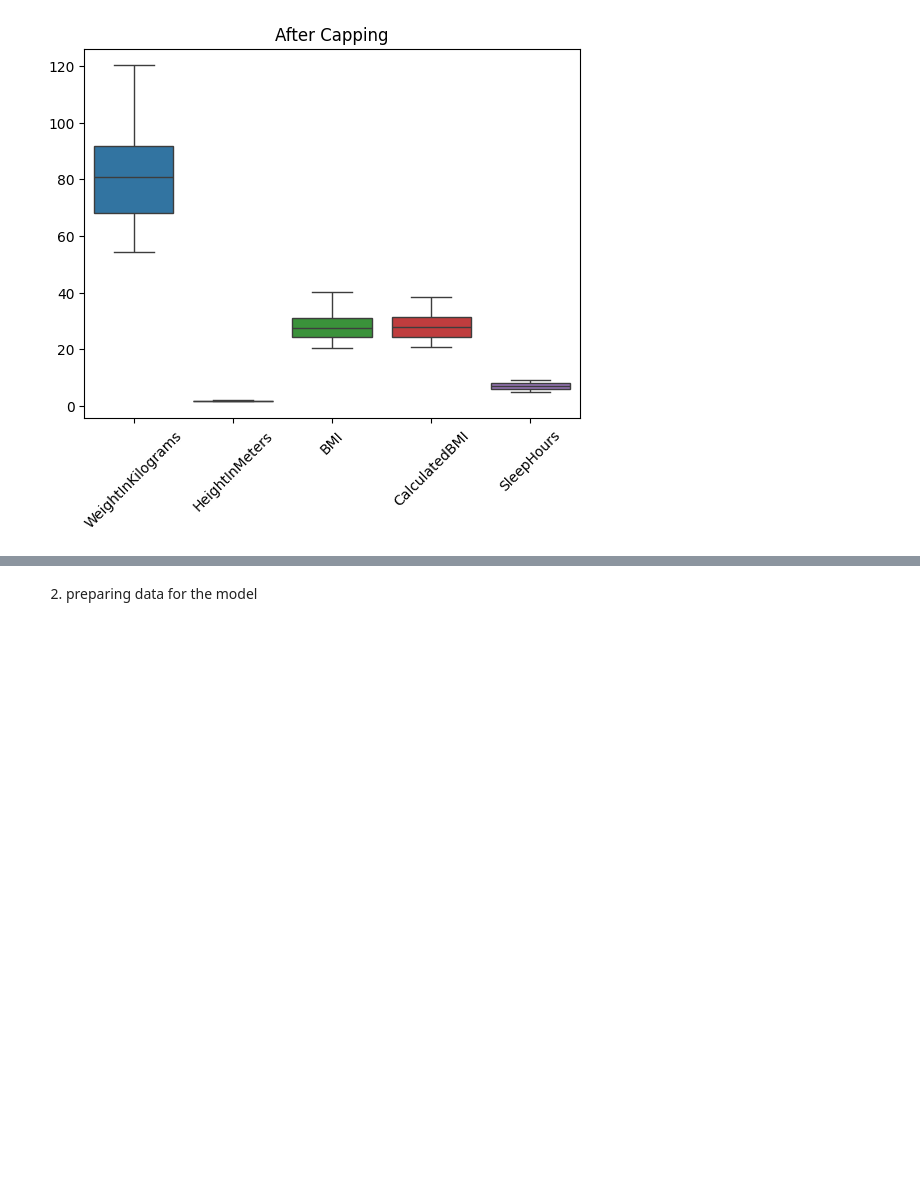
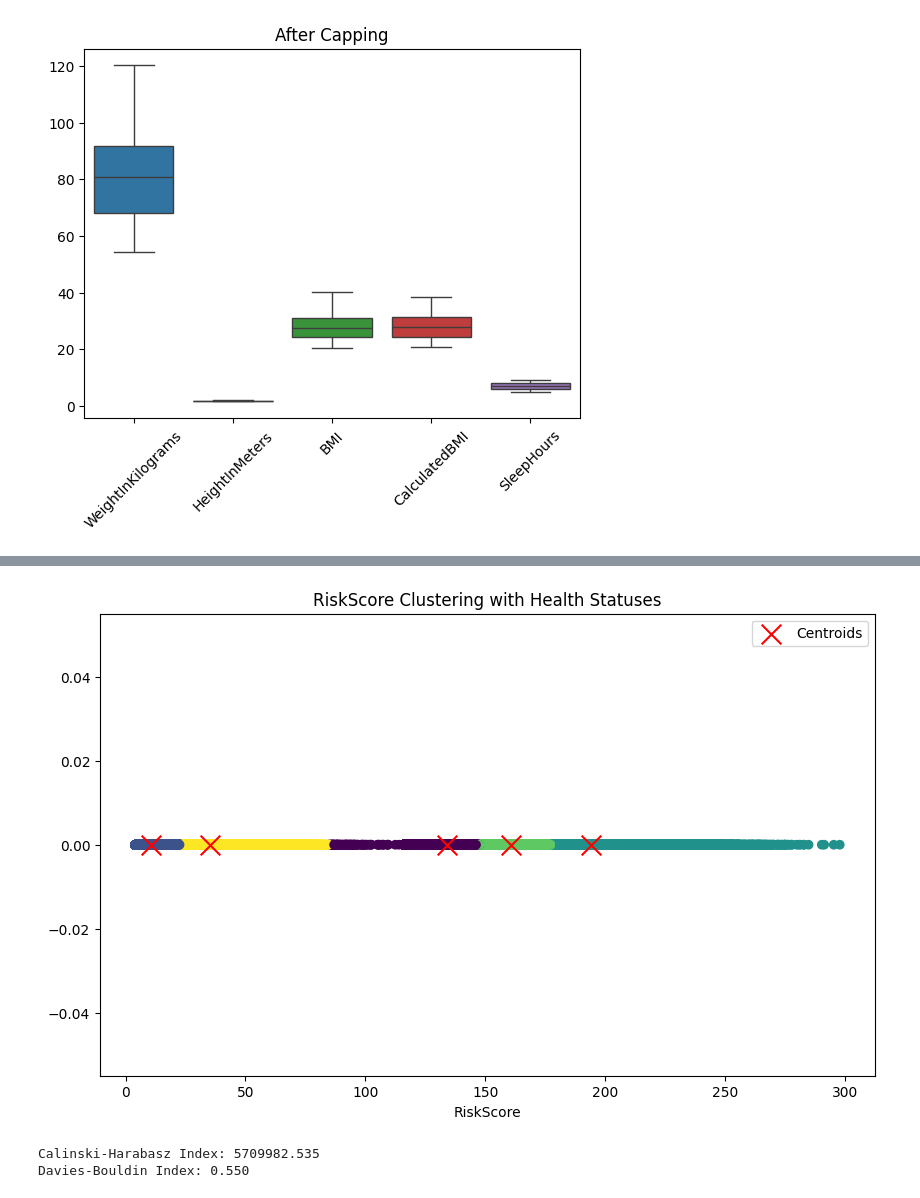
Before and after one commit to nikigurunathan/My-DAC-Curriculum, a Jupyter notebook: DAC_Internal_Project/Heart/Heart_ML_Model_draft.ipynb, the cells around one changed output, grey strips where cells are left out. Cells and saved outputs as stored; diff of their text form; code cells hidden in the pictures; blank space fills up the shorter version.

```diff
--- a/DAC_Internal_Project/Heart/Heart_ML_Model_draft.ipynb
+++ b/DAC_Internal_Project/Heart/Heart_ML_Model_draft.ipynb
@@ -155,4 +335,33 @@ dataframe = df.drop_duplicates()
+# %%
+# Plot the RiskScore against the assigned health status
+plt.figure(figsize=(10, 6))
+plt.scatter(dataframe['RiskScore'], np.zeros_like(dataframe['RiskScore']), c=labels, cmap='viridis', marker='o')
+
+# Add centroids to the plot
+centroids = kmeans_minirs.cluster_centers_
+plt.scatter(centroids, np.zeros_like(centroids), color='red', marker='x', s=200, label='Centroids')
+
+# Customize the plot
+plt.xlabel('RiskScore')
+plt.title('RiskScore Clustering with Health Statuses')
+plt.legend()
+plt.show()
+# %% [output]
+[figure, added]
+# %%
+# evaluating the model
+
+from sklearn.metrics import silhouette_score, calinski_harabasz_score, davies_bouldin_score
+
+# silhouette_avg = silhouette_score(riskscore_2d, labels) # commented as it takes too long to compute
+calinski_harabasz = calinski_harabasz_score(riskscore_2d, labels)
+davies_bouldin = davies_bouldin_score(riskscore_2d, labels)
+
+# print(f"Silhouette Score: {silhouette_avg:.3f}")
+print(f"Calinski-Harabasz Index: {calinski_harabasz:.3f}")
+print(f"Davies-Bouldin Index: {davies_bouldin:.3f}")
+# %% [output]
+Calinski-Harabasz Index: 5709982.535
+Davies-Bouldin Index: 0.550
 # %%
 dataframe.to_csv('Heart_cleaned.csv', index=False)
-# %% [markdown]
-2. preparing data for the model
```
Also changed, not shown: parts of 44 cells of this notebook.
